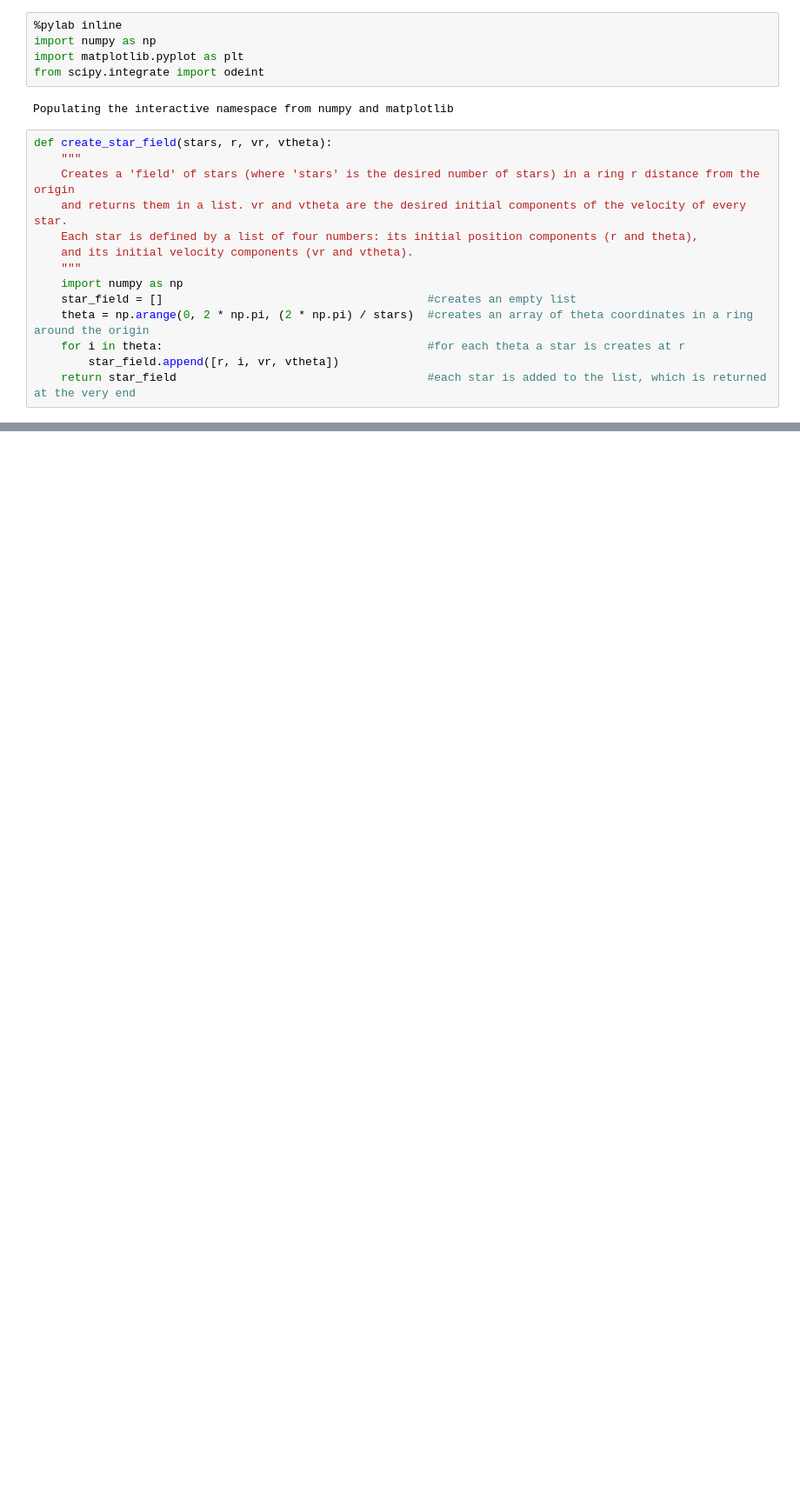
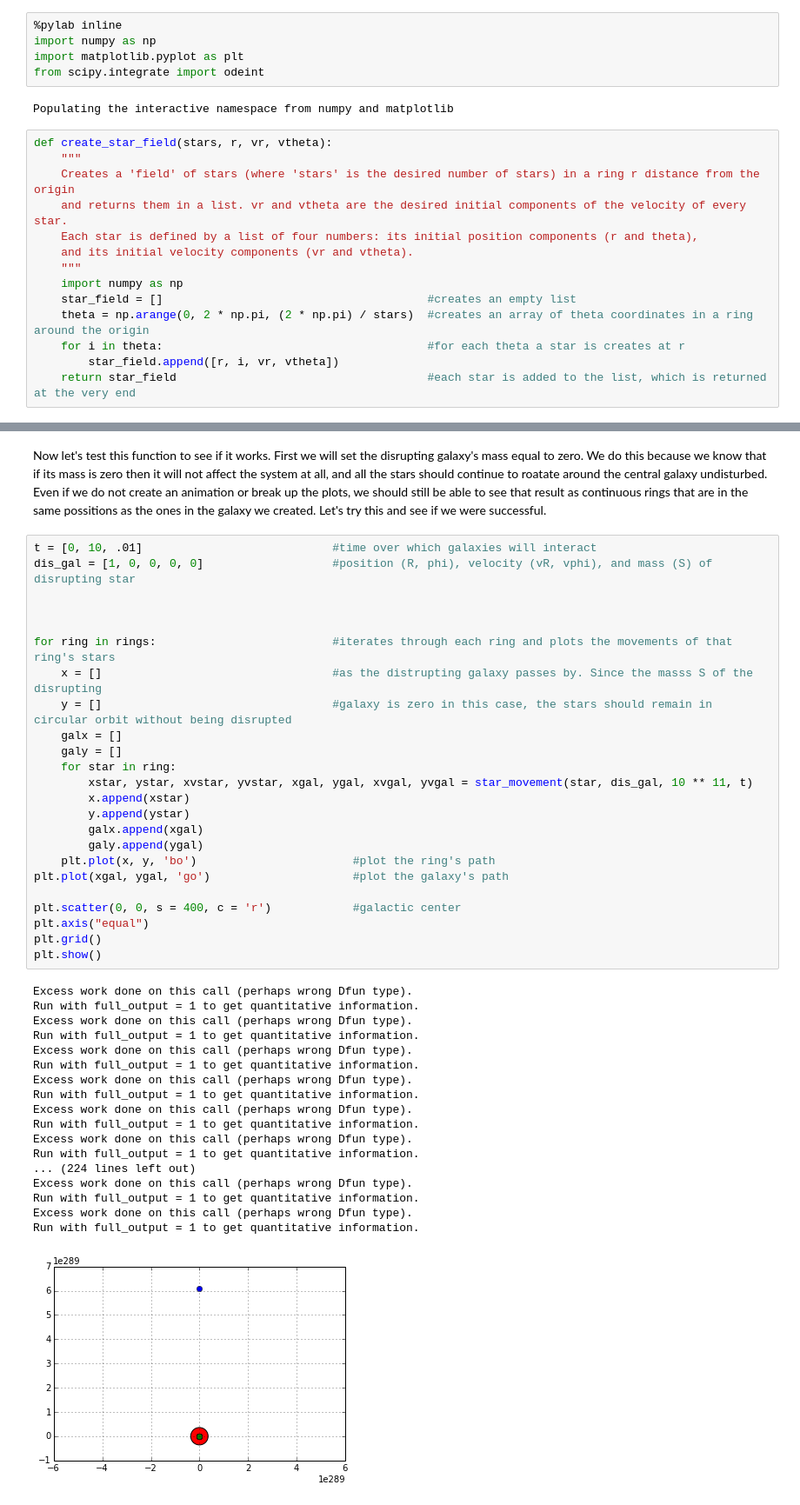
Before and after one commit to abardess/PHYS202-S14, a Jupyter notebook: MergingGalaxies.ipynb, the cells around one changed output, grey strips where cells are left out. Shown at 87% size. Saved outputs shown, nothing was run; the diff lists cells and outputs as text; blank space fills up the shorter version.

Commit message:
Turning in MergingGalaxies notebook.

```diff
--- a/MergingGalaxies.ipynb
+++ b/MergingGalaxies.ipynb
@@ -156,0 +124,45 @@ plt.show()
+# %% [markdown]
+Now let's test this function to see if it works. First we will set the disrupting galaxy's mass equal to zero. We do this because we know that if its mass is zero then it will not affect the system at all, and all the stars should continue to roatate around the central galaxy undisturbed. Even if we do not create an animation or break up the plots, we should still be able to see that result as continuous rings that are in the same possitions as the ones in the galaxy we created. Let's try this and see if we were successful.
+# %%
+t = [0, 10, .01]                            #time over which galaxies will interact
+dis_gal = [1, 0, 0, 0, 0]                   #position (R, phi), velocity (vR, vphi), and mass (S) of disrupting star
+
+
+
+for ring in rings:                          #iterates through each ring and plots the movements of that ring's stars
+    x = []                                  #as the distrupting galaxy passes by. Since the masss S of the disrupting
+    y = []                                  #galaxy is zero in this case, the stars should remain in circular orbit without being disrupted
+    galx = []
+    galy = []
+    for star in ring:
+        xstar, ystar, xvstar, yvstar, xgal, ygal, xvgal, yvgal = star_movement(star, dis_gal, 10 ** 11, t)
+        x.append(xstar)
+        y.append(ystar)
+        galx.append(xgal)
+        galy.append(ygal)
+    plt.plot(x, y, 'bo')                       #plot the ring's path
+plt.plot(xgal, ygal, 'go')                     #plot the galaxy's path
+
+plt.scatter(0, 0, s = 400, c = 'r')            #galactic center
+plt.axis("equal")
+plt.grid()
+plt.show()
+# %% [output]
+Excess work done on this call (perhaps wrong Dfun type).
+Run with full_output = 1 to get quantitative information.
+Excess work done on this call (perhaps wrong Dfun type).
+Run with full_output = 1 to get quantitative information.
+Excess work done on this call (perhaps wrong Dfun type).
+Run with full_output = 1 to get quantitative information.
+Excess work done on this call (perhaps wrong Dfun type).
+Run with full_output = 1 to get quantitative information.
+Excess work done on this call (perhaps wrong Dfun type).
+Run with full_output = 1 to get quantitative information.
+Excess work done on this call (perhaps wrong Dfun type).
+Run with full_output = 1 to get quantitative information.
+... (224 lines left out)
+Excess work done on this call (perhaps wrong Dfun type).
+Run with full_output = 1 to get quantitative information.
+Excess work done on this call (perhaps wrong Dfun type).
+Run with full_output = 1 to get quantitative information.
+[figure, added]
```
Also changed, not shown: parts of 23 cells of this notebook.
